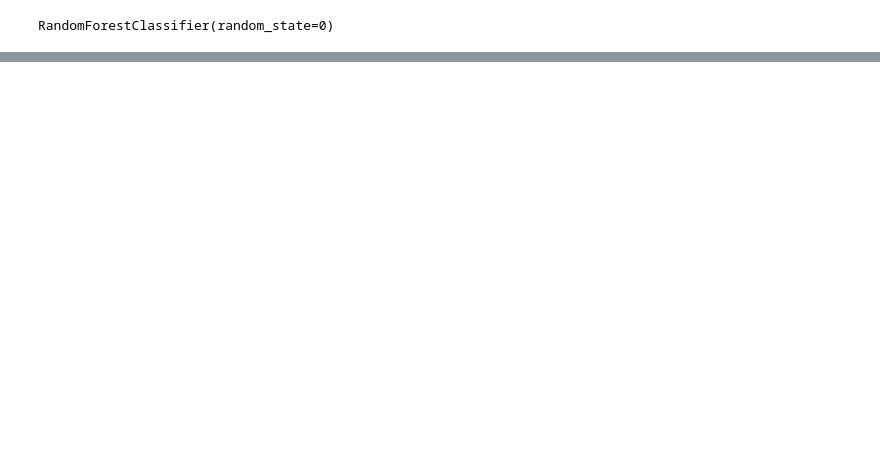
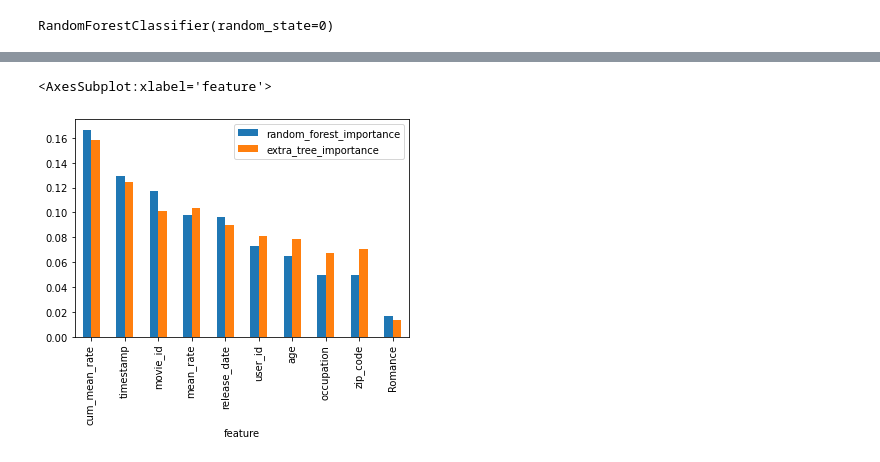
Before and after one commit to bharathikannann/RecSys_Seminar, a Jupyter notebook: feature_importance.ipynb, the cells around one changed output, grey strips where cells are left out. Saved outputs shown, nothing was run; the diff lists cells and outputs as text; code cells hidden in the pictures; blank space fills up the shorter version.

```diff
--- a/feature_importance.ipynb
+++ b/feature_importance.ipynb
@@ -38,0 +78,9 @@ fig.tight_layout()
+# %%
+common_imp_features = pd.merge(rf_feature_importances.iloc[:11], et_feature_importances.iloc[:11], how = 'inner', on = ['feature'])
+common_imp_features.rename(columns={'importance_x':'random_forest_importance','importance_y':'extra_tree_importance'}, inplace=True)
+# %%
+# visualize the importance of each feature
+common_imp_features.plot.bar(x='feature', y=['random_forest_importance','extra_tree_importance'], legend=True)
+# %% [output]
+<AxesSubplot:xlabel='feature'>
+[figure, added]
```
Also changed, not shown: parts of 19 cells of this notebook.
